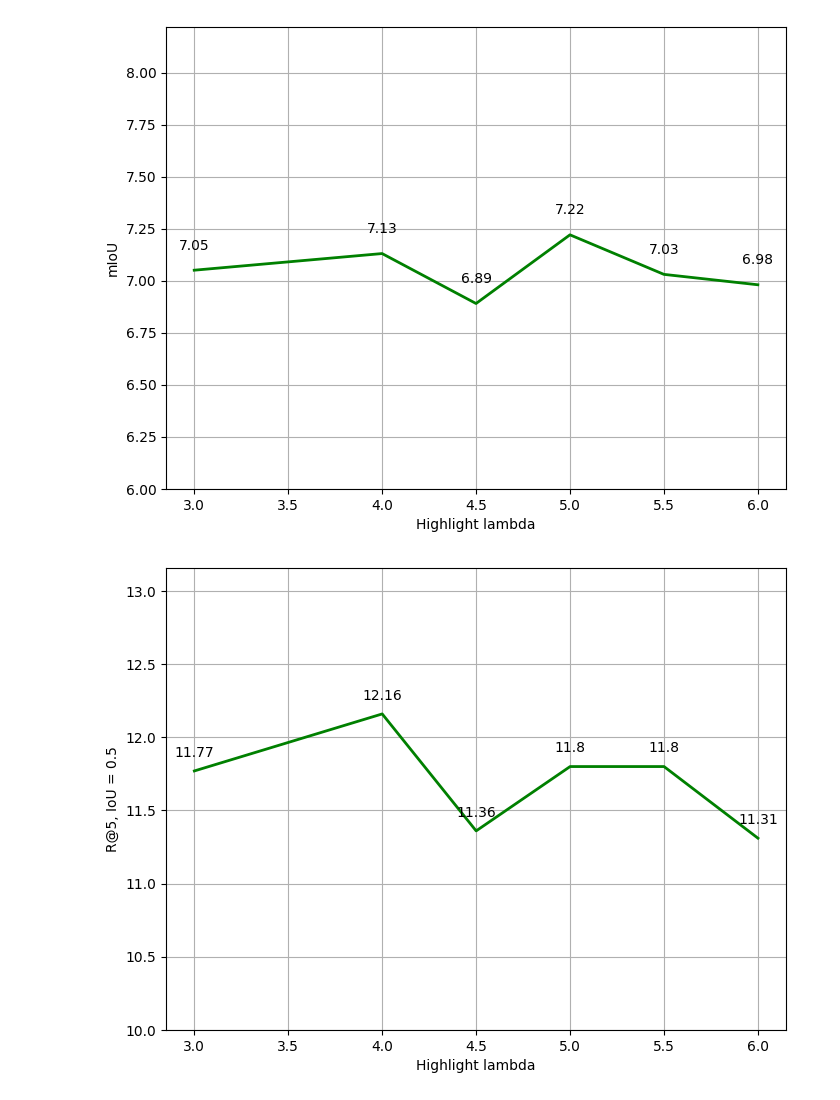
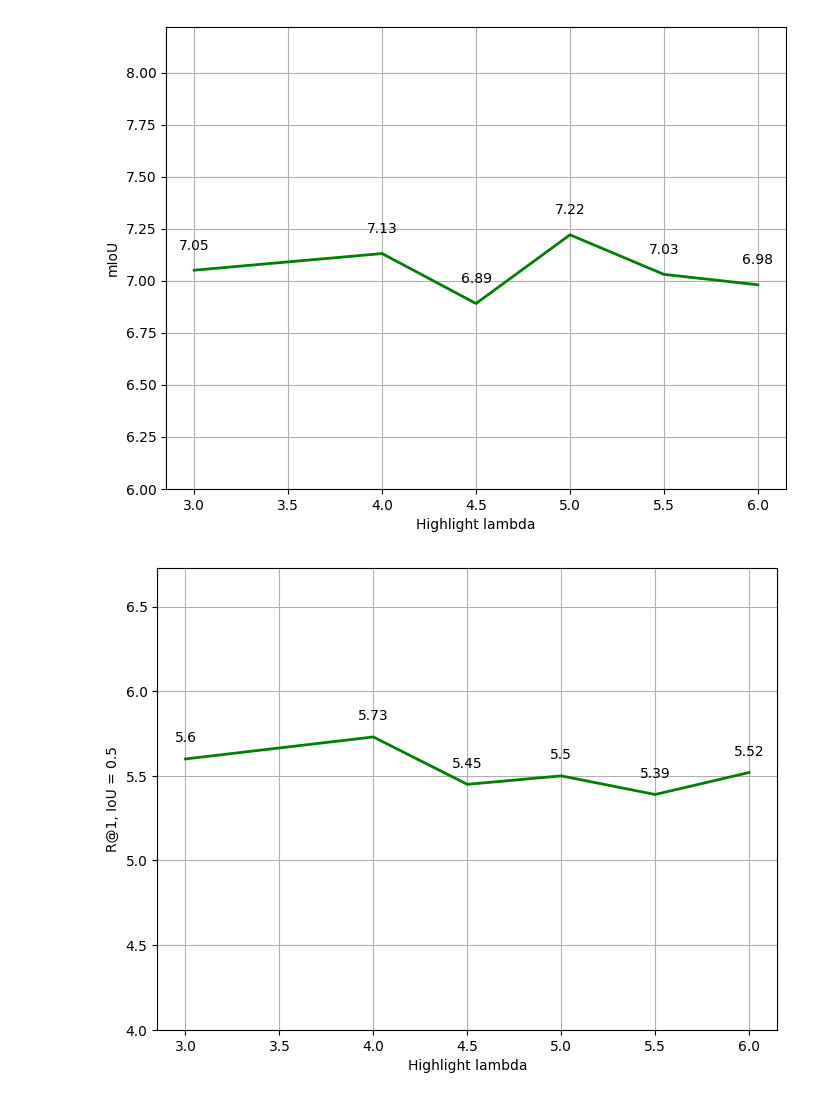
Before and after one commit to RiccardoRacca315163/MLDLproject, a Jupyter notebook: Evaluation&Comparison.ipynb, the cells around one changed output. Drawn from its saved outputs; the diff is of its cells as text; code cells hidden in the pictures.

```diff
--- a/Evaluation&Comparison.ipynb
+++ b/Evaluation&Comparison.ipynb
@@ -511,28 +511,28 @@ plt.show()
 # %%
 import matplotlib.pyplot as plt
 
 # Data
 lambda_values = [3.0, 4.0, 4.5, 5.0, 5.5, 6.0]
 miou = [7.05, 7.13, 6.89,  7.22, 7.03,  6.98]
-r5iou05 = [11.77, 12.16, 11.36, 11.80, 11.80, 11.31]
+r1iou05 = [5.6, 5.73, 5.45, 5.50, 5.39, 5.52]
 
 # Create plot
 plt.figure(figsize=(8, 6))
-plt.plot(lambda_values, r5iou05, linestyle='-', color='g', markersize=6, linewidth=2)
+plt.plot(lambda_values, r1iou05, linestyle='-', color='g', markersize=6, linewidth=2)
 
 # Beautify the plot
 plt.xlabel('Highlight lambda', fontsize=10)
-plt.ylabel('R@5, IoU = 0.5', fontsize=10)
+plt.ylabel('R@1, IoU = 0.5', fontsize=10)
 plt.grid(True)
 plt.xticks(fontsize=10)
 plt.yticks(fontsize=10)
-plt.ylim(10, max(r5iou05) + 1)  # Add some space above the highest point
+plt.ylim(4, max(r1iou05) + 1)  # Add some space above the highest point
 
 # Annotate the points
-for lr, r_val in zip(lambda_values, r5iou05):
+for lr, r_val in zip(lambda_values, r1iou05):
     plt.text(lr, r_val + 0.1, f'{r_val}', ha='center', fontsize=10)
 
 # Display the plot
 plt.show()
 # %% [output]
-[figure, old version]
+[figure, new version]
```
Also changed, not shown: parts of 1 cell of this notebook.
